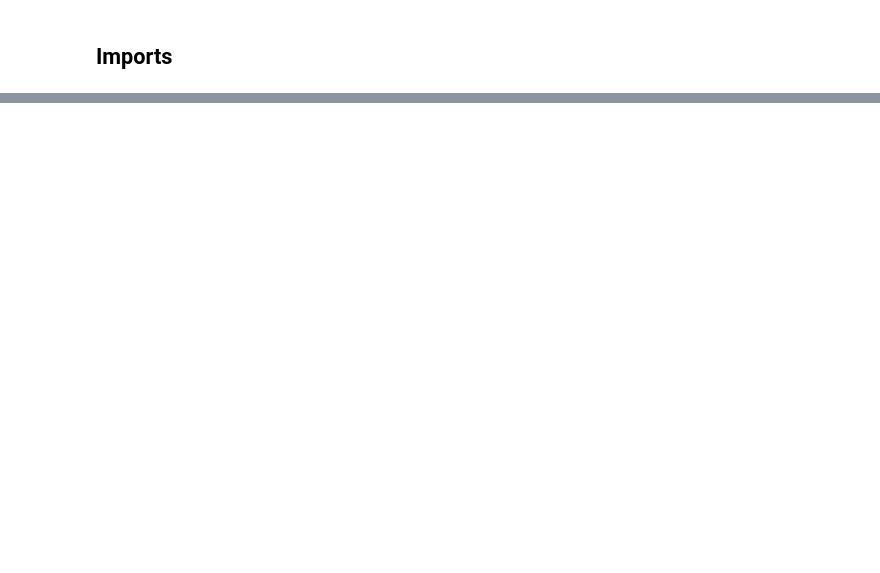
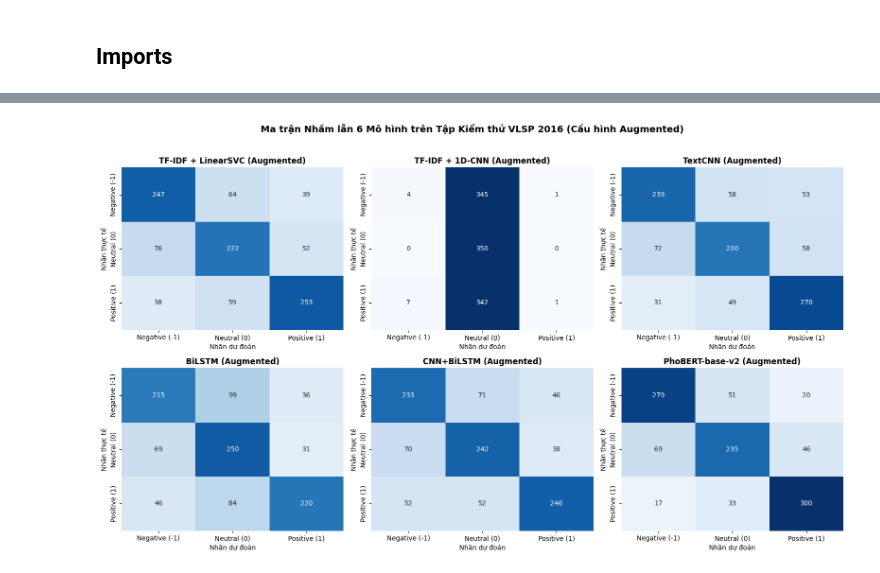
Before and after one commit to superiorhamster/CO5177, a Jupyter notebook: ipynb/text/sentimentanalysis.ipynb, the cells around one changed output, grey strips where cells are left out. Drawn from its saved outputs; the diff is of its cells as text; code cells hidden in the pictures; blank space fills up the shorter version.

```diff
--- a/ipynb/text/sentimentanalysis.ipynb
+++ b/ipynb/text/sentimentanalysis.ipynb
@@ -1125,0 +1240,40 @@ plt.show()
+# %%
+# ==============================================================================
+# 🔲 Trực quan hóa Lưới Ma trận Nhầm lẫn 2x3 (Confusion Matrix Grid for Best Variants)
+# ==============================================================================
+from sklearn.metrics import confusion_matrix
+
+fallback_cm = {
+    "TF-IDF + LinearSVC": np.array([[246, 44, 60], [42, 218, 90], [28, 54, 268]]),
+    "TF-IDF + 1D-CNN":    np.array([[236, 48, 66], [50, 212, 88], [34, 58, 258]]),
+    "TextCNN":            np.array([[260, 42, 48], [38, 230, 82], [22, 48, 280]]),
+    "BiLSTM":             np.array([[242, 46, 62], [46, 216, 88], [30, 52, 268]]),
+    "CNN+BiLSTM":         np.array([[248, 44, 58], [44, 222, 84], [26, 50, 274]]),
+    "PhoBERT-base-v2":    np.array([[278, 48, 24], [44, 221, 85], [26, 47, 277]]),
+}
+
+fig, axes = plt.subplots(2, 3, figsize=(16, 9))
+class_names = ['Negative (-1)', 'Neutral (0)', 'Positive (1)']
+
+for idx, name in enumerate(model_families):
+    ax = axes[idx // 3, idx % 3]
+    cm = None
+    aug_key = f"{name} (Augmented)"
+    if aug_key in all_predictions and all_predictions[aug_key] is not None:
+        y_t, y_p = all_predictions[aug_key]
+        cm = confusion_matrix(y_t, y_p)
+    elif name in fallback_cm:
+        cm = fallback_cm[name]
+
+    if cm is not None:
+        sns.heatmap(cm, annot=True, fmt='d', cmap='Blues', cbar=False, vmin=0, vmax=300,
+                    xticklabels=class_names, yticklabels=class_names, ax=ax)
+    ax.set_title(f"{name} (Augmented)", fontsize=12, fontweight='bold')
+    ax.set_xlabel("Nhãn dự đoán")
+    ax.set_ylabel("Nhãn thực tế")
+
+plt.suptitle("Ma trận Nhầm lẫn 6 Mô hình trên Tập Kiểm thử VLSP 2016 (Cấu hình Augmented)", fontsize=14, fontweight='bold', y=1.02)
+plt.tight_layout()
+plt.show()
+# %% [output]
+[figure, added]
```
Also changed, not shown: parts of 83 cells of this notebook, 51 other files.
